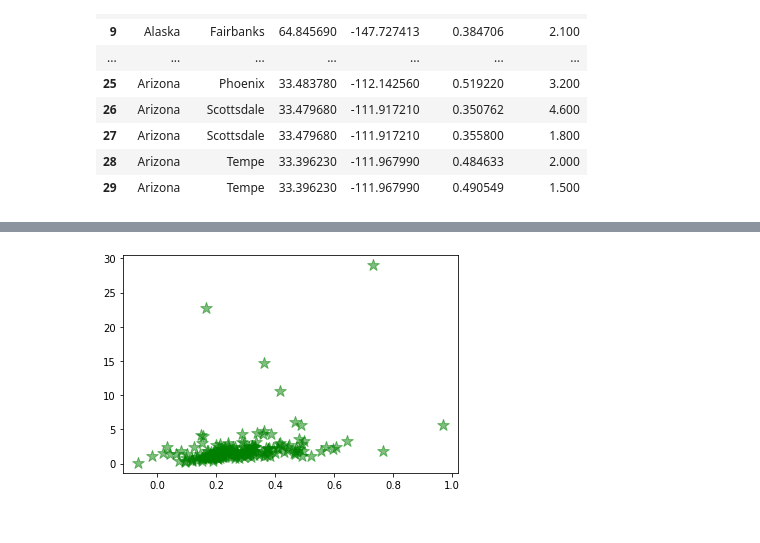
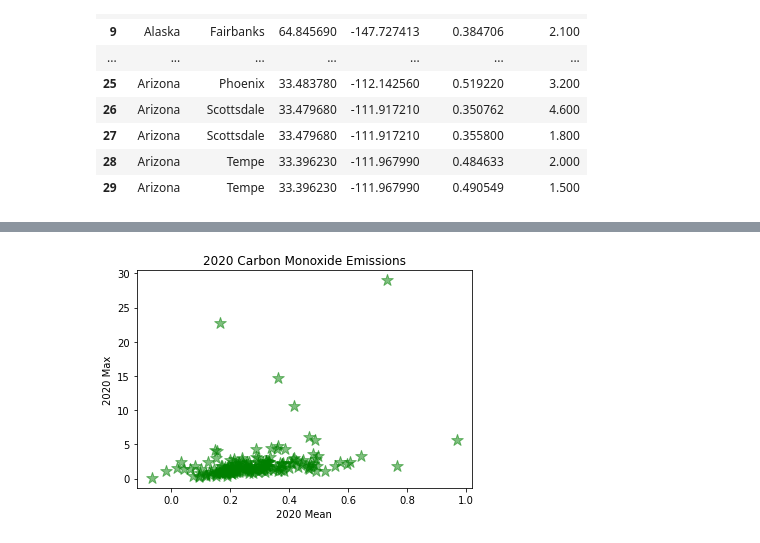
Before and after one commit to Mitchemoto/project-1-, a Jupyter notebook: environment_api_project.ipynb, the cells around one changed output, grey strips where cells are left out. Cells and saved outputs as stored; diff of their text form; code cells hidden in the pictures.

```diff
--- a/environment_api_project.ipynb
+++ b/environment_api_project.ipynb
@@ -560,8 +580,10 @@ cleaned_sorted.head(30)
 # %%
 #generage scatter plot of mean v max values
 
 plt.scatter(pol_merge_16_20['2020 Mean'],pol_merge_16_20['2020 Max'],s=150,alpha=.5,color='green',marker='*')
-plt.title('2020 CO2 Emissions ')
+plt.title('2020 Carbon Monoxide Emissions')
+plt.xlabel('2020 Mean')
+plt.ylabel('2020 Max')
 plt.show()
 # %% [output]
-[figure, old version]
+[figure, new version]
```
Also changed, not shown: parts of 3 cells of this notebook.
